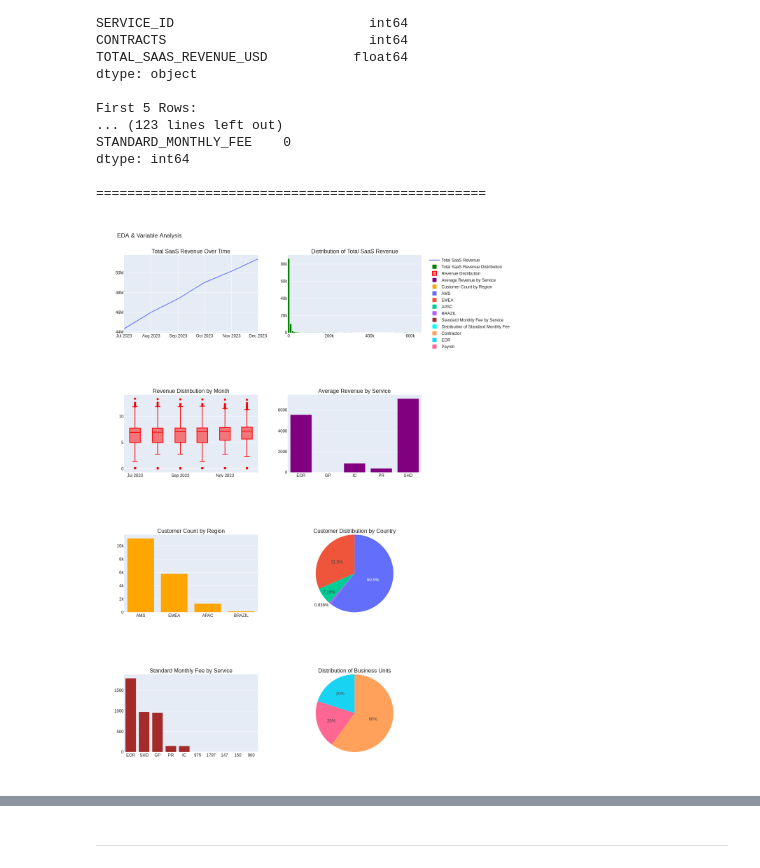
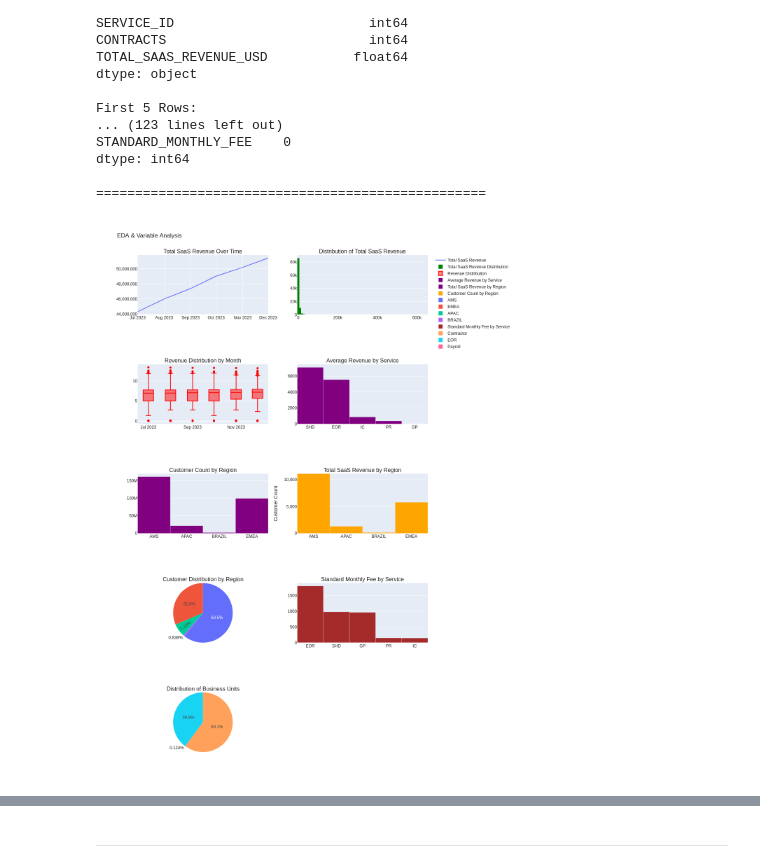
Before and after one commit to Laurenyoshizuka/sample_churn_retention_analysis, a Jupyter notebook: sample_churn_retention_analysis.ipynb, the cells around one changed output, grey strips where cells are left out. Drawn from its saved outputs; the diff is of its cells as text; code cells hidden in the pictures.

```diff
--- a/sample_churn_retention_analysis.ipynb
+++ b/sample_churn_retention_analysis.ipynb
@@ -94,7 +96,7 @@ dtype: int64
 # %%
 def visualize_dataframes(df1, df2, df3, name1='Customer Revenue Monthly', name2='Customer Dimension', name3='Service Dimension'):
     """
-    Generates visualizations for the three dataframes
+    Generates visualizations for the 3 dataframes
 
     Parameters:
     df1, df2, df3 (pd.DataFrame): dfs to be visualized
@@ -104,21 +106,23 @@ def visualize_dataframes(df1, df2, df3, name1='Customer Revenue Monthly', name2=
     None
     """
     fig = make_subplots(
-        rows=4, cols=2,
+        rows=5, cols=2,
         subplot_titles=[
             'Total SaaS Revenue Over Time',
             'Distribution of Total SaaS Revenue',
             'Revenue Distribution by Month',
             'Average Revenue by Service',
             'Customer Count by Region',
-            'Customer Distribution by Country',
+            'Total SaaS Revenue by Region',
+            'Customer Distribution by Region',
             'Standard Monthly Fee by Service',
             'Distribution of Business Units'
         ],
         specs=[[{"type": "xy"}, {"type": "xy"}],
                [{"type": "xy"}, {"type": "xy"}],
-               [{"type": "xy"}, {"type": "domain"}],
-               [{"type": "xy"}, {"type": "domain"}]]
+               [{"type": "xy"}, {"type": "xy"}],
+               [{"type": "domain"}, {"type": "xy"}],
+               [{"type": "domain"},{"type": "xy"}]]
     )
 
     if name1 == 'Customer Revenue Monthly':
@@ -130,9 +134,16 @@ def visualize_dataframes(df1, df2, df3, name1='Customer Revenue Monthly', name2=
         df1['LOG_TOTAL_SAAS_REVENUE_USD'] = np.log1p(df1['TOTAL_SAAS_REVENUE_USD'].replace(0, 0.1))
         trace3 = go.Box(x=df1['MONTH'], y=df1['LOG_TOTAL_SAAS_REVENUE_USD'], marker_color='red', name='Revenue Distribution')
 
-        df_revenue_service = df1.merge(dim_serv, left_on='SERVICE_ID', right_on='ID')
+        df_revenue_service = df1.merge(dim_serv, left_on='SERVICE_ID', right_on='ID', how='left')
+        df_revenue_service = df_revenue_service.sort_values(by='TOTAL_SAAS_REVENUE_USD', ascending=False)
         df_revenue_service_grouped = df_revenue_service.groupby('NAME').agg({'TOTAL_SAAS_REVENUE_USD': 'mean'}).reset_index()
-        trace4 = go.Bar(x=df_revenue_service_grouped['NAME'], y=df_revenue_service_grouped['TOTAL_SAAS_REVENUE_USD'], marker_color='purple', name='Average Revenue by Service')
+        df_revenue_service_grouped = df_revenue_service_grouped.sort_values(by='TOTAL_SAAS_REVENUE_USD', ascending=False)
+        trace4 = go.Bar(
+            x=df_revenue_service_grouped['NAME'],
+            y=df_revenue_service_grouped['TOTAL_SAAS_REVENUE_USD'],
+            marker_color='purple',
+            name='Average Revenue by Service'
+        )
 
         fig.add_trace(trace1, row=1, col=1)  # Scatter plot
         fig.add_trace(trace2, row=1, col=2)  # Histogram
@@ -140,52 +151,63 @@ def visualize_dataframes(df1, df2, df3, name1='Customer Revenue Monthly', name2=
         fig.add_trace(trace4, row=2, col=2)  # Bar plot
 
     if name2 == 'Customer Dimension':
+        # Total SaaS Revenue by Region
+        regional_sales = pd.merge(df1, df2, on='CUSTOMER_ID', how='left')
+        revenue_by_region = regional_sales.groupby('REGION')['TOTAL_SAAS_REVENUE_USD'].sum().reset_index()
+
+        trace5 = go.Bar(x=revenue_by_region['REGION'], y=revenue_by_region['TOTAL_SAAS_REVENUE_USD'], marker_color='purple', name='Total SaaS Revenue by Region')
+
         # Customer Count by Region
-        region_counts = df2['REGION'].value_counts().reset_index()
+        region_counts = df2.groupby('REGION')['CUSTOMER_ID'].nunique().reset_index()
         region_counts.columns = ['REGION', 'count']
-        trace5 = go.Bar(x=region_counts['REGION'], y=region_counts['count'], marker_color='orange', name='Customer Count by Region')
+        region_counts['count'] = pd.to_numeric(region_counts['count'], errors='coerce')
+        trace6 = go.Bar(x=region_counts['REGION'], y=region_counts['count'], marker_color='orange', name='Customer Count by Region')
+        fig.update_yaxes(
+            title_text='Customer Count',
+            range=[0, region_counts['count'].max()],
+            tickformat=',d',
+            row=3, col=2
+        )
 
-        # Customer Distribution by Country
-        trace6 = go.Pie(labels=df2['REGION'].value_counts().index, values=df2['REGION'].value_counts().values, name='Customer Distribution by Country')
+        # Customer Distribution by Region
+        trace7 = go.Pie(labels=df2['REGION'].value_counts().index, values=df2['REGION'].value_counts().values, name='Customer Distribution by Region')
 
         fig.add_trace(trace5, row=3, col=1)  # Bar plot
-        fig.add_trace(trace6, row=3, col=2)  # Pie chart
+        fig.add_trace(trace6, row=3, col=2)  # Bar plot
+        fig.add_trace(trace7, row=4, col=1)  # Pie chart
 
     if name3 == 'Service Dimension':
         # Standard Monthly Fee by Service
         df_sorted = df3.sort_values(by='STANDARD_MONTHLY_FEE', ascending=False)
-        trace7 = go.Bar(x=df_sorted['NAME'], y=df_sorted['STANDARD_MONTHLY_FEE'], marker_color='brown', name='Standard Monthly Fee by Service')
-
-        # Distribution of Standard Monthly Fee
-        trace8 = go.Histogram(x=df3['STANDARD_MONTHLY_FEE'], marker_color='cyan', name='Distribution of Standard Monthly Fee')
+        trace8 = go.Bar(x=df_sorted['NAME'], y=df_sorted['STANDARD_MONTHLY_FEE'], marker_color='brown', name='Standard Monthly Fee by Service')
 
         # Customer Distribution by Business Unit
-        business_unit_counts = df3['BUSINESS_UNIT'].value_counts().reset_index()
+        business_unit_counts = df_revenue_service.groupby('BUSINESS_UNIT')['CUSTOMER_ID'].nunique().reset_index()
         business_unit_counts.columns = ['BUSINESS_UNIT', 'count']
-        trace9 = go.Pie(labels=business_unit_counts['BUSINESS_UNIT'], values=business_unit_counts['count'], name='Distribution of Business Units')
+        trace9 = go.Pie(labels=business_unit_counts['BUSINESS_UNIT'], values=business_unit_counts['count'], name='Distribution Customers by Business Units')
 
-        fig.add_trace(trace7, row=4, col=1)  # Bar plot
-        fig.add_trace(trace8, row=4, col=1)  # Histogram
-        fig.add_trace(trace9, row=4, col=2)  # Pie chart
+        fig.add_trace(trace8, row=4, col=2)  # Bar plot
+        fig.add_trace(trace9, row=5, col=1)  # Pie chart
 
     fig.update_layout(
         title_text="EDA & Variable Analysis",
         height=1600,
         width=1200,
         font=dict(
             family="Helvetica",
             size=12,
             color="#1b1b1b"
         ),
-        showlegend=True
+        showlegend=True,
+        yaxis=dict(tickformat=',d')
     )
 
     fig.write_image("eda.png")
     display(Image(filename="eda.png"))
 
 visualize_dataframes(cust_rev_mon, dim_cust, dim_serv,
                      name1='Customer Revenue Monthly',
                      name2='Customer Dimension',
                      name3='Service Dimension')
 # %% [output]
-[figure, old version]
+[figure, new version]
```
Also changed, not shown: parts of 9 cells of this notebook.
